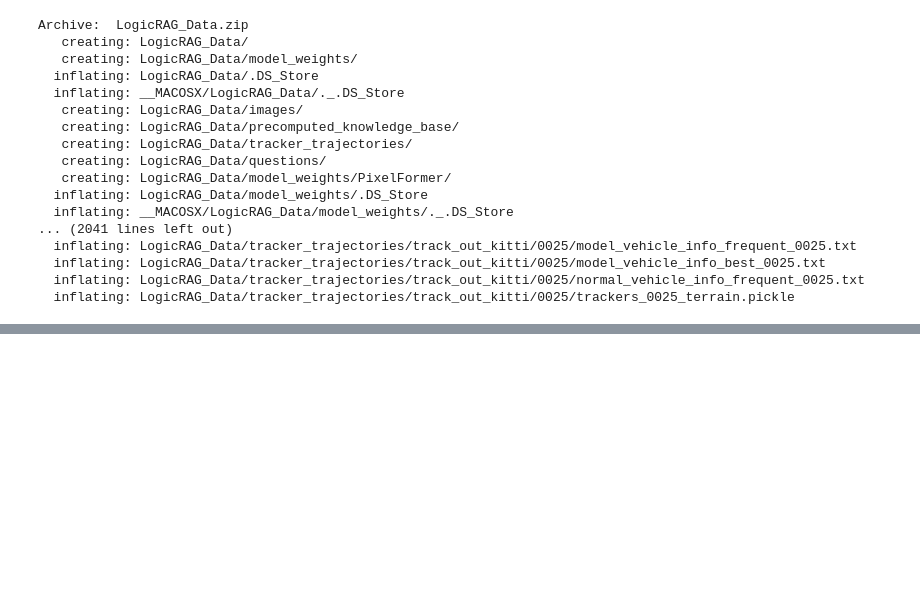
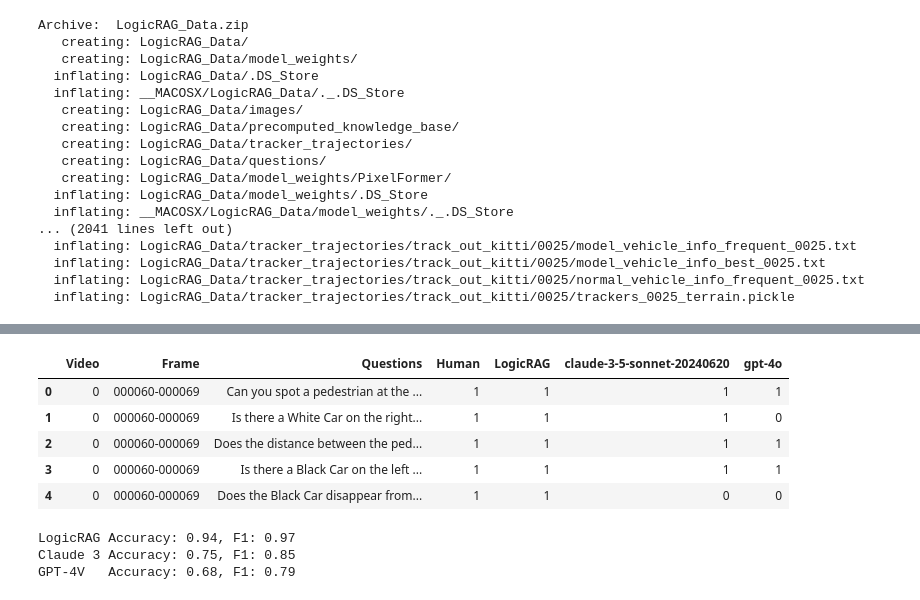
Before and after one commit to Imran2205/LogicRAG, a Jupyter notebook: inference/inference.ipynb, the cells around one changed output, grey strips where cells are left out. Cells and saved outputs as stored; diff of their text form; code cells hidden in the pictures; blank space fills up the shorter version.

```diff
--- a/inference/inference.ipynb
+++ b/inference/inference.ipynb
@@ -106,0 +117,29 @@ os.environ["OPENAI_API"] = "your_openai_api_key"
+# %%
+df = pd.read_csv(output)
+# %%
+df.head(5)
+# %% [output]
+|  | Video | Frame | Questions | Human | LogicRAG | claude-3-5-sonnet-20240620 | gpt-4o |
+| 0 | 0 | 000060-000069 | Can you spot a pedestrian at the ... | 1 | 1 | 1 | 1 |
+| 1 | 0 | 000060-000069 | Is there a White Car on the right... | 1 | 1 | 1 | 0 |
+| 2 | 0 | 000060-000069 | Does the distance between the ped... | 1 | 1 | 1 | 1 |
+| 3 | 0 | 000060-000069 | Is there a Black Car on the left ... | 1 | 1 | 1 | 1 |
+| 4 | 0 | 000060-000069 | Does the Black Car disappear from... | 1 | 1 | 0 | 0 |
+# %%
+acc_lrag, f1_lrag, _, _ = get_scores(
+    df['LogicRAG'], df['Human']
+)
+acc_claude, f1_claude, _, _ = get_scores(
+    df[CLAUDE_MODEL_NAME], df['Human']
+)
+acc_gpt, f1_gpt, _, _ = get_scores(
+    df[GPT_MODEL_NAME], df['Human']
+)
+
+print(f"LogicRAG Accuracy: {acc_lrag:.2f}, F1: {f1_lrag:.2f}")
+print(f"Claude 3 Accuracy: {acc_claude:.2f}, F1: {f1_claude:.2f}")
+print(f"GPT-4V   Accuracy: {acc_gpt:.2f}, F1: {f1_gpt:.2f}")
+# %% [output]
+LogicRAG Accuracy: 0.94, F1: 0.97
+Claude 3 Accuracy: 0.75, F1: 0.85
+GPT-4V   Accuracy: 0.68, F1: 0.79
```
Also changed, not shown: parts of 10 cells of this notebook.
